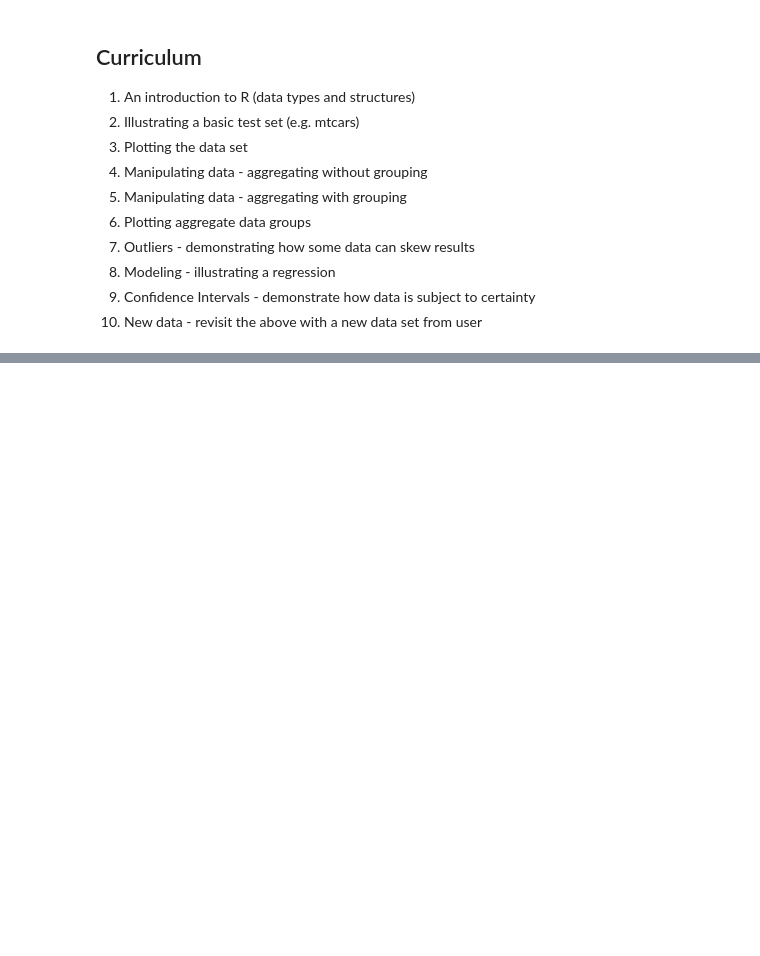
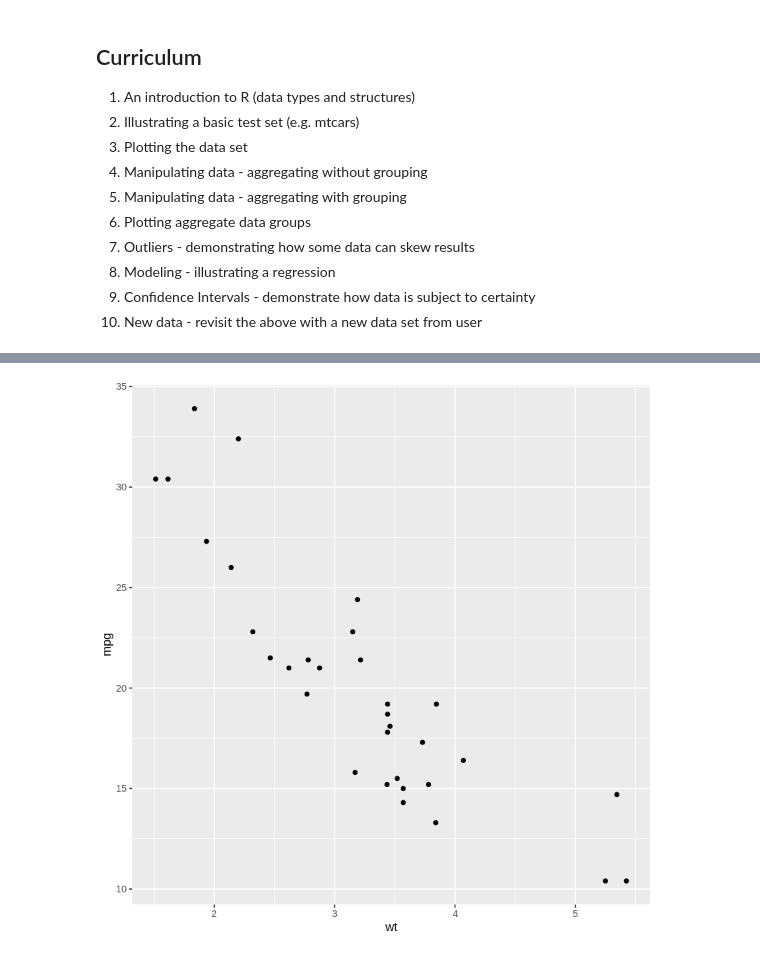
Before and after one commit to dexlau/cs6460, a Jupyter notebook: statistical_literacy_codelab.ipynb, the cells around one changed output, grey strips where cells are left out. Cells and saved outputs as stored; diff of their text form; code cells hidden in the pictures; blank space fills up the shorter version.

```diff
--- a/statistical_literacy_codelab.ipynb
+++ b/statistical_literacy_codelab.ipynb
@@ -68,0 +117,4 @@ plot(x, sin(x))
+# %%
+ggplot(mtcars,aes(x=wt,y=mpg)) + geom_point()
+# %% [output]
+[figure, added]
```
Also changed, not shown: parts of 45 cells of this notebook.
